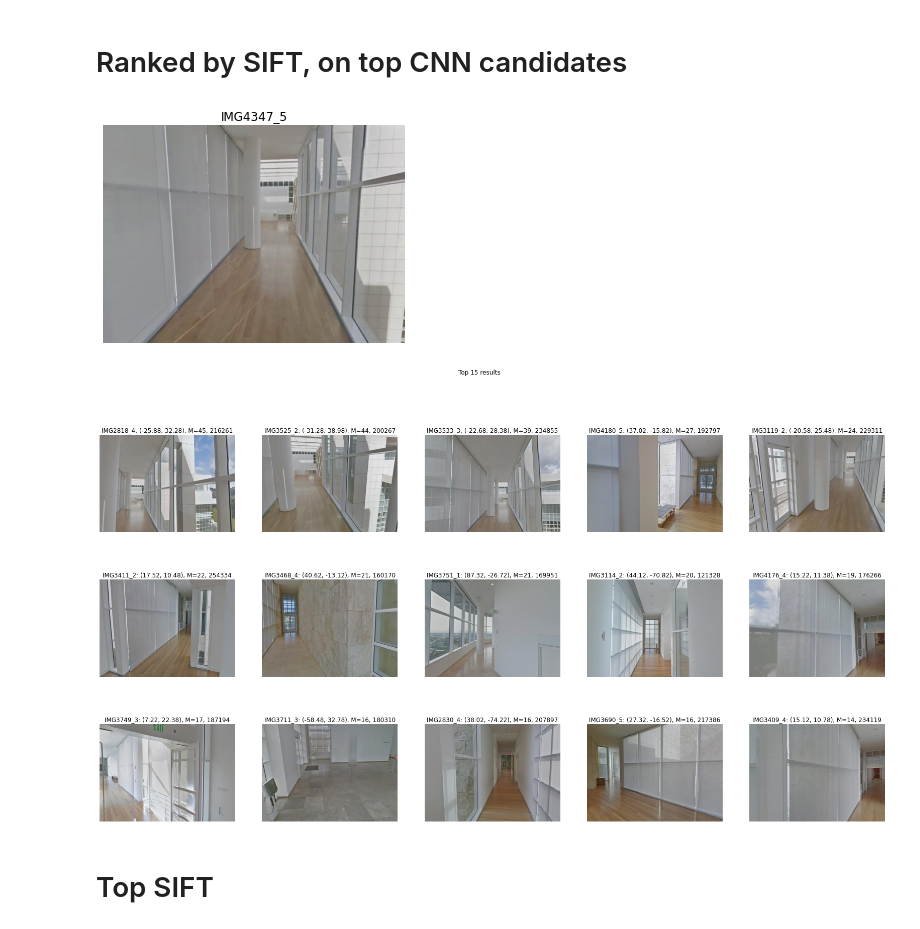
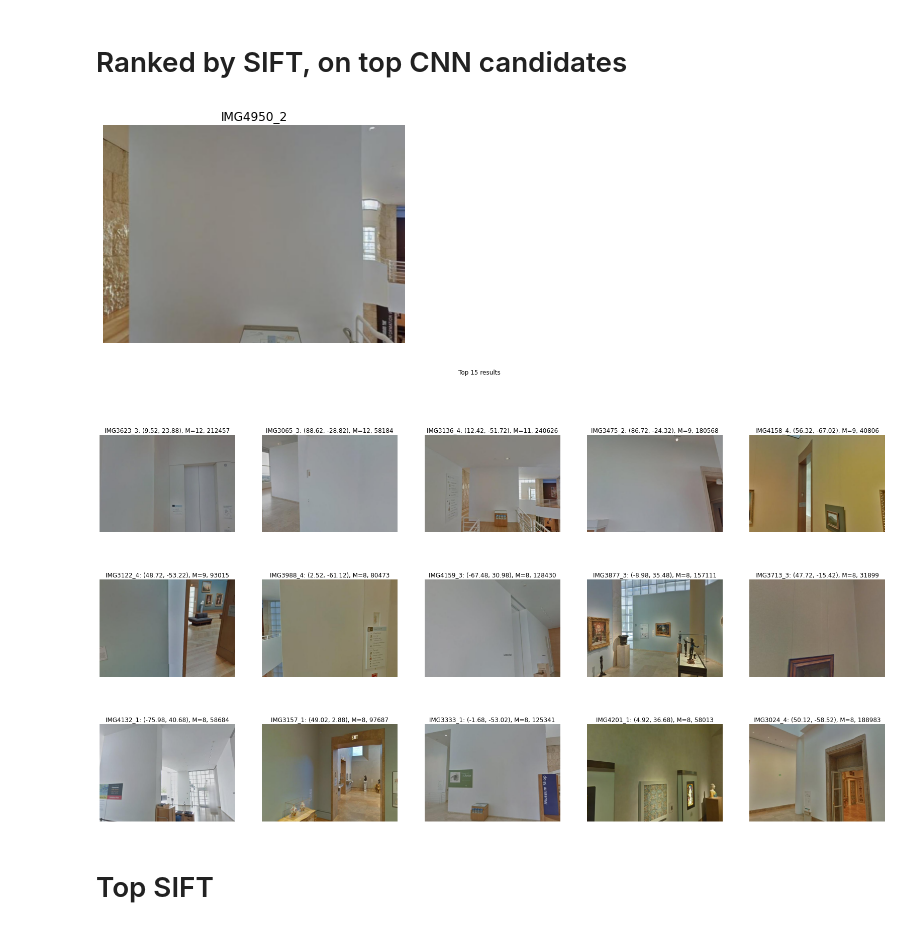
Before and after one commit to tuankhoin/Fine-Grained-Localization, a Jupyter notebook: exploit_results.ipynb, the cells around one changed output. Cells and saved outputs as stored; diff of their text form; code cells hidden in the pictures.

```diff
--- a/exploit_results.ipynb
+++ b/exploit_results.ipynb
@@ -77,39 +77,39 @@ for train in train_res:
 # %% [markdown]
 # Ranked by SIFT, on top CNN candidates
 # %%
-i=60
+i=663
 top = 15
 test_img = test_i[test_path[i]]
 train_res = fgood[i,:]
 
 plt.imshow(test_img[:,:,::-1])
 plt.title(f'{test_path[i]}')
 plt.axis('off')
 plt.show()
 
 #limit = 10
 top_cnn = extract_match(i,5).flatten()
 #top_cnn = fname[i,:limit]
 
 hist_test = cv2.calcHist([test_img],[0],None,[256],[0,256])
 
 _,ax = plt.subplots(int(top/5),5,figsize=(28,5*int(top/5)))
 plt.suptitle(f'Top {top} results')
 j = 0
 for idx,train in enumerate(train_res):
     if j == top: break
     if train not in top_cnn: continue
     train_img = train_i[train]
     hist_train = cv2.calcHist([train_img],[0],None,[256],[0,256])
     hist_intersection = cv2.compareHist(hist_train,hist_test,cv2.HISTCMP_INTERSECT)
     coor = get_coord(train)
     ax[int(j/5),j%5].imshow(train_img[:,:,::-1])
     ax[int(j/5),j%5].set_title(f'{train}: ({coor[0,0]:.2f}, {coor[0,1]:.2f}), M={good[i,idx]:.0f}, {hist_intersection:.0f}')
     ax[int(j/5),j%5].axis('off')
     j += 1
 # %% [output]
-[figure, old version]
+[figure, new version]
-[figure, old version]
+[figure, new version]
 # %% [markdown]
 # Top SIFT
 # %%
```
Also changed, not shown: 4 other files.
